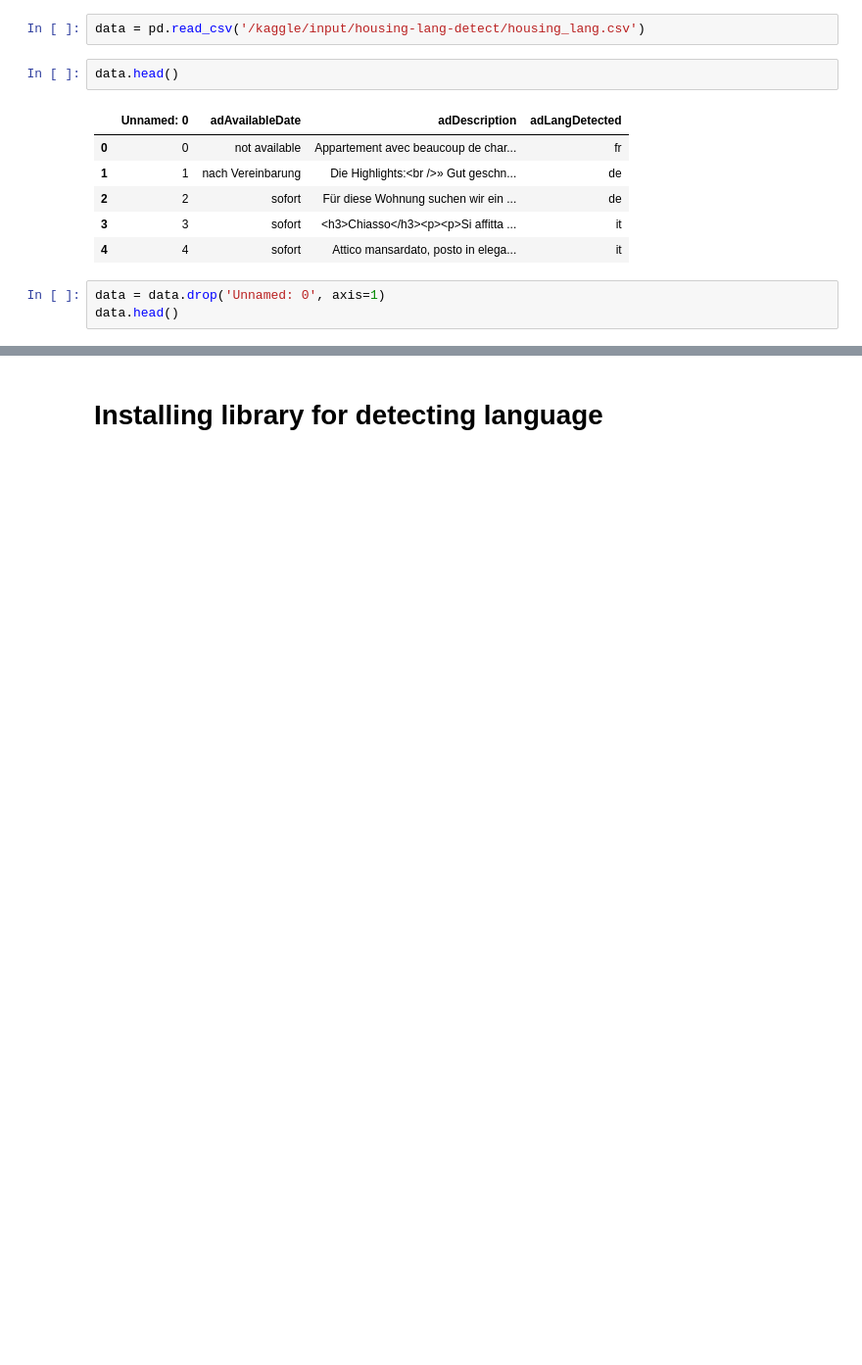
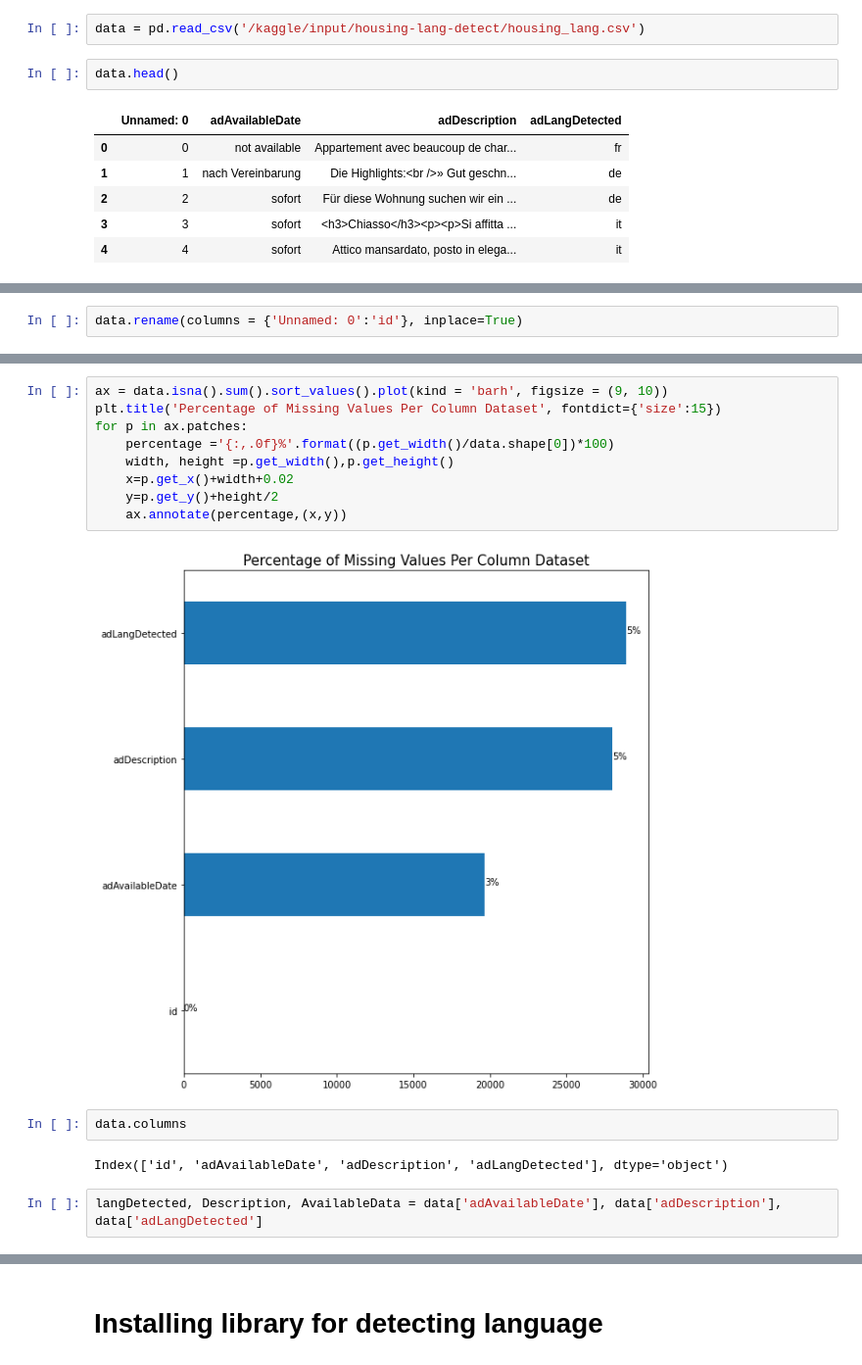
Before and after one commit to michaji/Housing_Project, a Jupyter notebook: housinglang.ipynb, the cells around one changed output, grey strips where cells are left out. Shown at 98% size. Saved outputs shown, nothing was run; the diff lists cells and outputs as text; blank space fills up the shorter version.

Commit message:
Kaggle Notebook | housingLang | Version 2

```diff
--- a/housinglang.ipynb
+++ b/housinglang.ipynb
@@ -41,6 +49,3 @@ data.head()
 | 2 | 2 | sofort | Für diese Wohnung suchen wir ein ... | de |
 | 3 | 3 | sofort | <h3>Chiasso</h3><p><p>Si affitta ... | it |
 | 4 | 4 | sofort | Attico mansardato, posto in elega... | it |
-# %%
-data = data.drop('Unnamed: 0', axis=1)
-data.head()
@@ -53,0 +52,2 @@ data.head()
+# %%
+data.rename(columns = {'Unnamed: 0':'id'}, inplace=True)
@@ -53,0 +72,17 @@ data.head()
+# %%
+ax = data.isna().sum().sort_values().plot(kind = 'barh', figsize = (9, 10))
+plt.title('Percentage of Missing Values Per Column Dataset', fontdict={'size':15})
+for p in ax.patches:
+    percentage ='{:,.0f}%'.format((p.get_width()/data.shape[0])*100)
+    width, height =p.get_width(),p.get_height()
+    x=p.get_x()+width+0.02
+    y=p.get_y()+height/2
+    ax.annotate(percentage,(x,y))
+# %% [output]
+[figure, added]
+# %%
+data.columns
+# %% [output]
+Index(['id', 'adAvailableDate', 'adDescription', 'adLangDetected'], dtype='object')
+# %%
+langDetected, Description, AvailableData = data['adAvailableDate'], data['adDescription'], data['adLangDetected']
```
Also changed, not shown: parts of 28 cells of this notebook.
